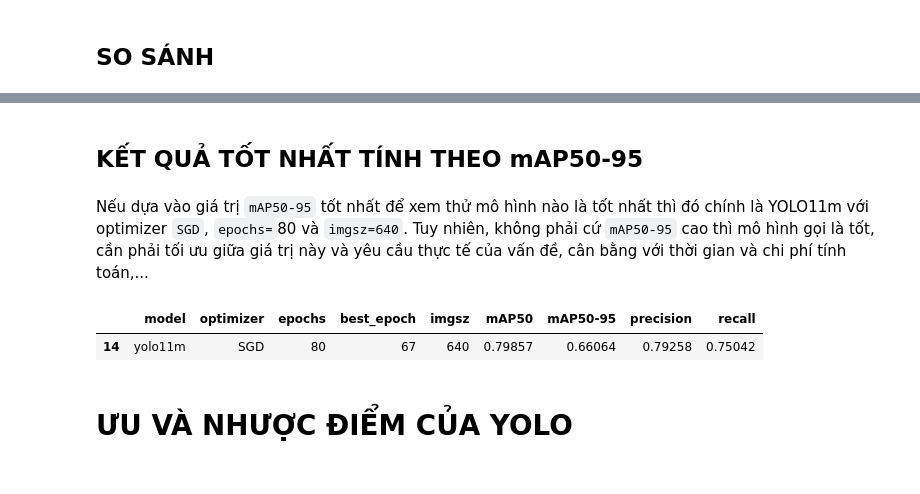
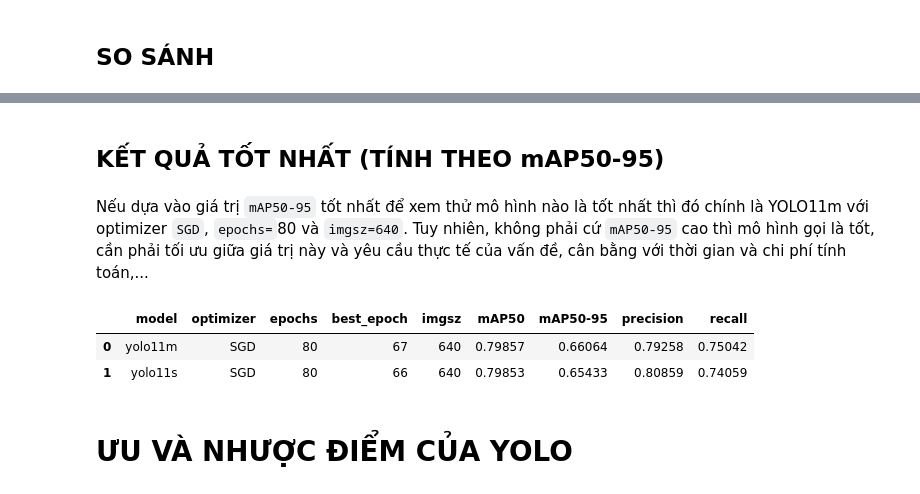
Before and after one commit to iam-BUDDYY/using-deep-learning-to-classify-animal-and-human-images, a Jupyter notebook: PROJECT REPORT.ipynb, the cells around one changed output, grey strips where cells are left out. Cells and saved outputs as stored; diff of their text form; code cells hidden in the pictures.

```diff
--- a/PROJECT REPORT.ipynb
+++ b/PROJECT REPORT.ipynb
@@ -897,7 +897,6 @@ for base_model in BASE_MODELS:
 
         results = pd.read_csv(results_path)
         # best_results là dòng trong results.csv có metrics/mAP50-95 cao nhất cột
-        total_training_time = results["time"].iloc[0]
         best_results = (
             results.nlargest(1, "metrics/mAP50-95(B)")[printed_results_columns]
         )
@@ -1132,12 +1077,20 @@ Khi cố định số `epochs`, việc tăng `imgsz` từ 448 lên 640 giúp c
 # %% [markdown]
-## KẾT QUẢ TỐT NHẤT TÍNH THEO mAP50-95
+## KẾT QUẢ TỐT NHẤT (TÍNH THEO mAP50-95)
 # %% [markdown]
 Nếu dựa vào giá trị `mAP50-95` tốt nhất để xem thử mô hình nào là tốt nhất thì đó chính là YOLO11m với optimizer `SGD`, `epochs=`80 và `imgsz=640`. Tuy nhiên, không phải cứ `mAP50-95` cao thì mô hình gọi là tốt, cần phải tối ưu giữa giá trị này và yêu cầu thực tế của vấn đề, cân bằng với thời gian và chi phí tính toán,...
 # %%
-last_results.nlargest(1, "mAP50-95")
+best_results = (
+    last_results
+    .sort_values("mAP50-95", ascending=False, ignore_index=True)
+    .groupby("model", as_index=False)
+    .head(1)
+)
+
+best_results
 # %% [output]
 |  | model | optimizer | epochs | best_epoch | imgsz | mAP50 | mAP50-95 | precision | recall |
-| 14 | yolo11m | SGD | 80 | 67 | 640 | 0.79857 | 0.66064 | 0.79258 | 0.75042 |
+| 0 | yolo11m | SGD | 80 | 67 | 640 | 0.79857 | 0.66064 | 0.79258 | 0.75042 |
+| 1 | yolo11s | SGD | 80 | 66 | 640 | 0.79853 | 0.65433 | 0.80859 | 0.74059 |
 # %% [markdown]
 # ƯU VÀ NHƯỢC ĐIỂM CỦA YOLO
 # %% [markdown]
```
Also changed, not shown: parts of 42 cells of this notebook, 1 other file.
